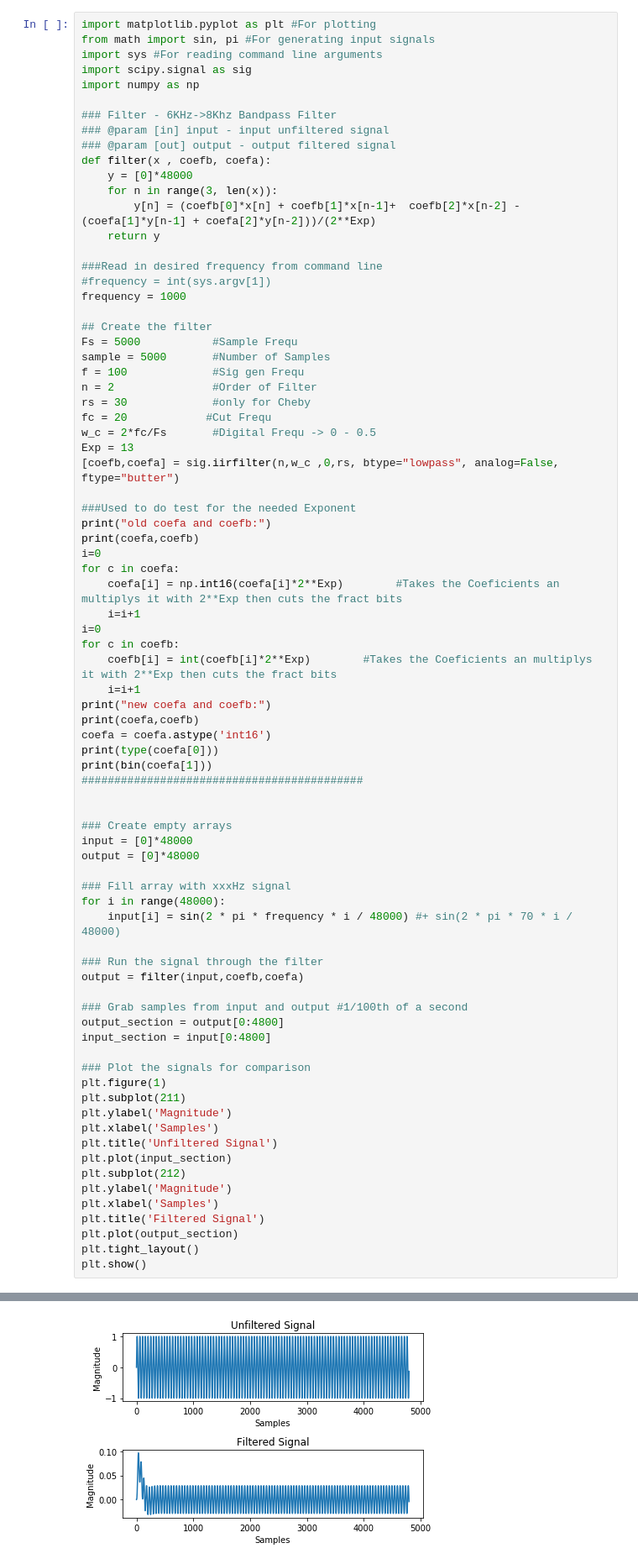
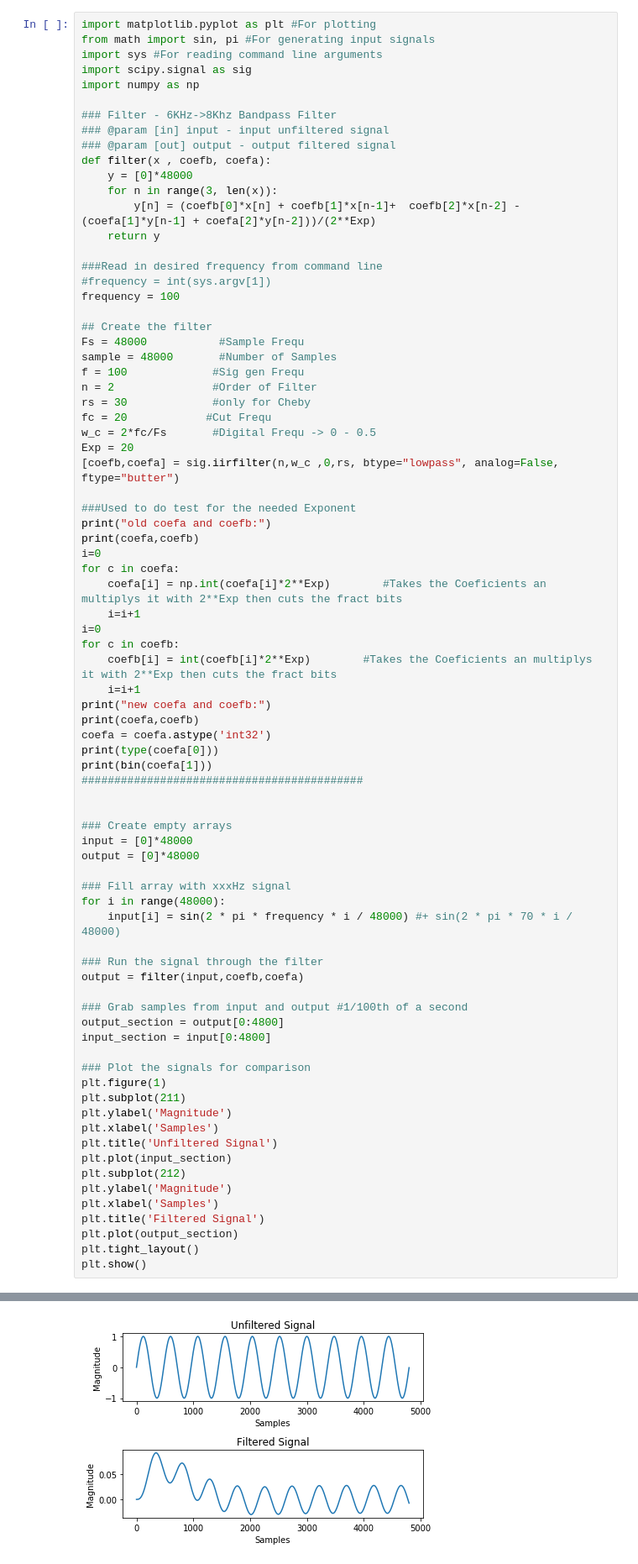
Before and after one commit to chipmuenk/dsp_nmigen, a Jupyter notebook: dsp_migen/IIR/IIR_Test.ipynb, the cells around one changed output, grey strips where cells are left out. Shown at 84% size. Cells and saved outputs as stored; diff of their text form.

```diff
--- a/dsp_migen/IIR/IIR_Test.ipynb
+++ b/dsp_migen/IIR/IIR_Test.ipynb
@@ -103,17 +99,17 @@ def filter(x , coefb, coefa):
 
 ###Read in desired frequency from command line
 #frequency = int(sys.argv[1])
-frequency = 1000
+frequency = 100
 
 ## Create the filter
-Fs = 5000           #Sample Frequ
-sample = 5000       #Number of Samples
+Fs = 48000           #Sample Frequ
+sample = 48000       #Number of Samples
 f = 100             #Sig gen Frequ
 n = 2               #Order of Filter
 rs = 30             #only for Cheby
 fc = 20            #Cut Frequ
 w_c = 2*fc/Fs       #Digital Frequ -> 0 - 0.5
-Exp = 13
+Exp = 20
 [coefb,coefa] = sig.iirfilter(n,w_c ,0,rs, btype="lowpass", analog=False, ftype="butter")
 
 ###Used to do test for the needed Exponent
@@ -121,7 +117,7 @@ print("old coefa and coefb:")
 print(coefa,coefb)
 i=0
 for c in coefa:
-    coefa[i] = np.int16(coefa[i]*2**Exp)        #Takes the Coeficients an multiplys it with 2**Exp then cuts the fract bits
+    coefa[i] = np.int(coefa[i]*2**Exp)        #Takes the Coeficients an multiplys it with 2**Exp then cuts the fract bits
     i=i+1
 i=0
 for c in coefb:
@@ -129,7 +125,7 @@ for c in coefb:
     i=i+1
 print("new coefa and coefb:")
 print(coefa,coefb)
-coefa = coefa.astype('int16')
+coefa = coefa.astype('int32')
 print(type(coefa[0]))
 print(bin(coefa[1]))
 ###########################################
@@ -174 +170 @@ new coefa and coefb:
-[figure, old version]
+[figure, new version]
```
Also changed, not shown: parts of 6 cells of this notebook.
